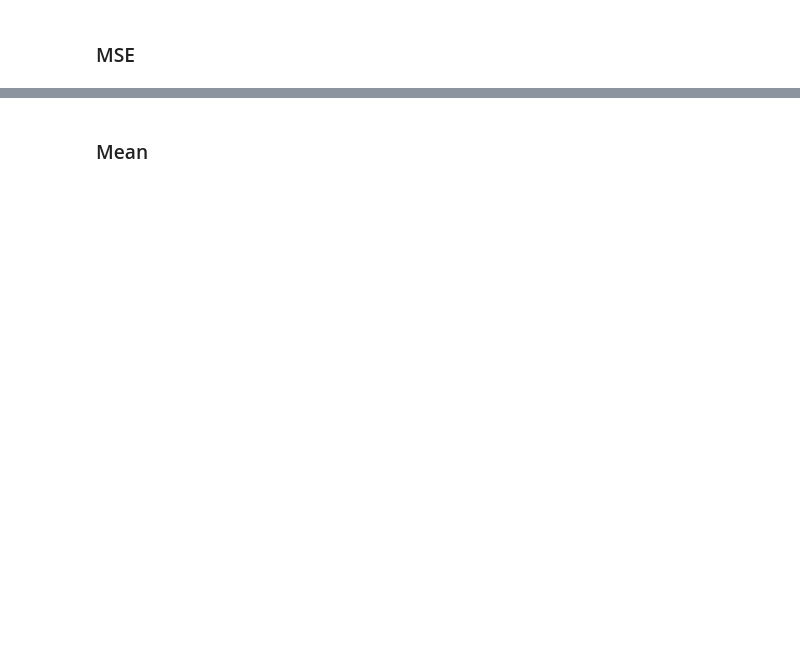
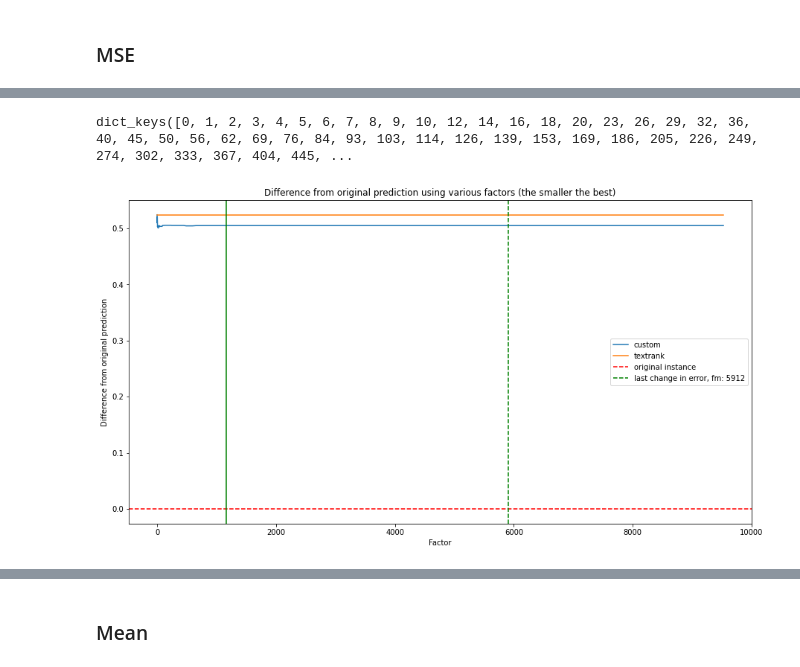
Before and after one commit to tomasMizera/dt-ai-explanation, a Jupyter notebook: notebooks/lime/visualize-big-fp.ipynb, the cells around one changed output, grey strips where cells are left out. Cells and saved outputs as stored; diff of their text form; code cells hidden in the pictures; blank space fills up the shorter version.

Commit message:
top factor selected

```diff
--- a/notebooks/lime/visualize-big-fp.ipynb
+++ b/notebooks/lime/visualize-big-fp.ipynb
@@ -9,25 +8,27 @@ from functools import reduce
 
 import matplotlib.pyplot as plt
 # %%
-LOGS_DIR = "/home/tomasmizera/school/diploma/src/data/experiments/fp-precomputed-v3/latest/csv/"
-LOGS2_DIR = "/home/tomasmizera/school/diploma/src/data/experiments/fp-precomputed-v3continue/latest/csv/"
+LOGS_DIR = "/home/tomasmizera/school/diploma/src/data/experiments/fm-1000-f-sums/latest/csv"
 # %%
-def _read_text_file(filepath):
-    with open(filepath, 'r') as f:
-        lines = f.readlines()
-        return reduce(lambda a, b: a+b, lines, '')
-
 def load_files(path_to_files):
+    # 1. build dataframe from each
 
     files_it = os.scandir(path_to_files)
-    files_contents = {}
+    frames = {}
 
     for file in files_it:
         if file.is_file() and file.name.startswith('fm-'):
+            frame = pd.read_csv(file.path)
             factor = file.name.replace('fm-', '')
             factor = factor.replace('.csv', '')
-            files_contents[int(factor)] = _read_text_file(file.path)
+            major, minor = factor.split('-')
+            major = int(major)
+            minor = int(minor)
+            if major in frames:
+                frames[major] = pd.concat([frames[major], frame])
+            else:
+                frames[major] = frame
 
-    return dict(sorted(files_contents.items()))
+    return dict(sorted(frames.items()))
 # %%
 file_contents = load_files(LOGS_DIR)
@@ -37,10 +34,0 @@ content = {**file_contents, **file_contents2}
-# %%
-# 1. build dataframe from each
-
-dfs = {}
-
-for item in content.items():
-    factor = item[0]
-    c = StringIO(item[1])
-    df = pd.read_csv(c, delimiter=',')
-    dfs[factor] = df
@@ -123,8 +127,8 @@ def process_arr(dfs, error_func):
             data[int(ix)] = process_mean(d[1])
     return data
 # %%
-processed_mean = process_arr(dfs, 'mean')
-processed_mse = process_arr(dfs, 'mse')
+processed_mean = process_arr(file_contents, 'mean')
+processed_mse = process_arr(file_contents, 'mse')
 # %% [markdown]
 ### MSE
 # %%
@@ -135,16 +146,23 @@ pdf.tail()
 # %%
 last_change_fm = pdf.loc[np.isclose(pdf.custom,pdf.custom.unique()[-1])].index[0]
+# %%
+file_contents.keys()
+# %% [output]
+dict_keys([0, 1, 2, 3, 4, 5, 6, 7, 8, 9, 10, 12, 14, 16, 18, 20, 23, 26, 29, 32, 36, 40, 45, 50, 56, 62, 69, 76, 84, 93, 103, 114, 126, 139, 153, 169, 186, 205, 226, 249, 274, 302, 333, 367, 404, 445, ...
 # %%
 ax = pdf.plot(
     figsize=(15,8),
     xlabel="Factor",
     ylabel="Difference from original prediction",
     fontsize=10,
     title="Difference from original prediction using various factors (the smaller the best)"
 );
 
 ax.axhline(y=0, color='r', linestyle='--', label='original instance');
 ax.axvline(x=last_change_fm, color='g', linestyle='--', label='last change in error, fm: ' + str(last_change_fm));
+ax.axvline(x=1165, color='g');
 
 plt.legend()
 plt.show()
+# %% [output]
+[figure, added]
```
Also changed, not shown: parts of 18 cells of this notebook.
